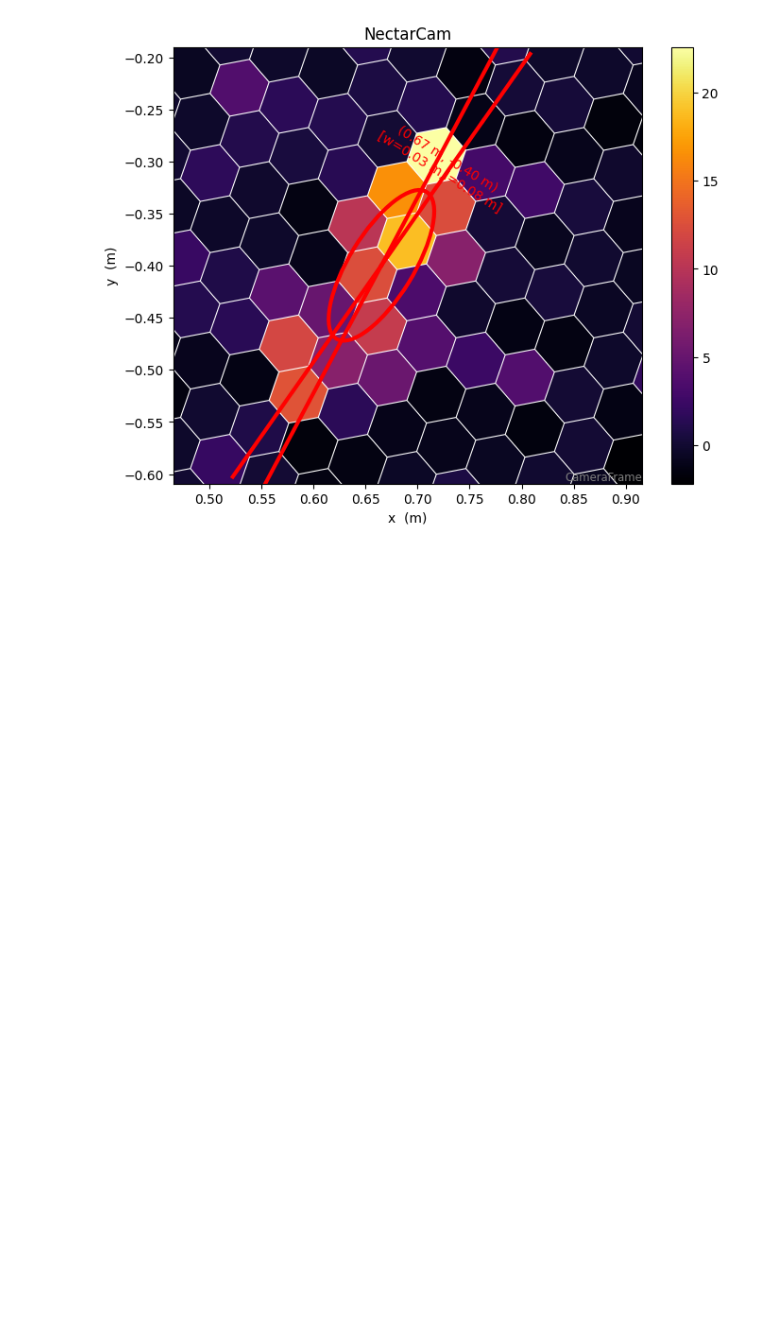
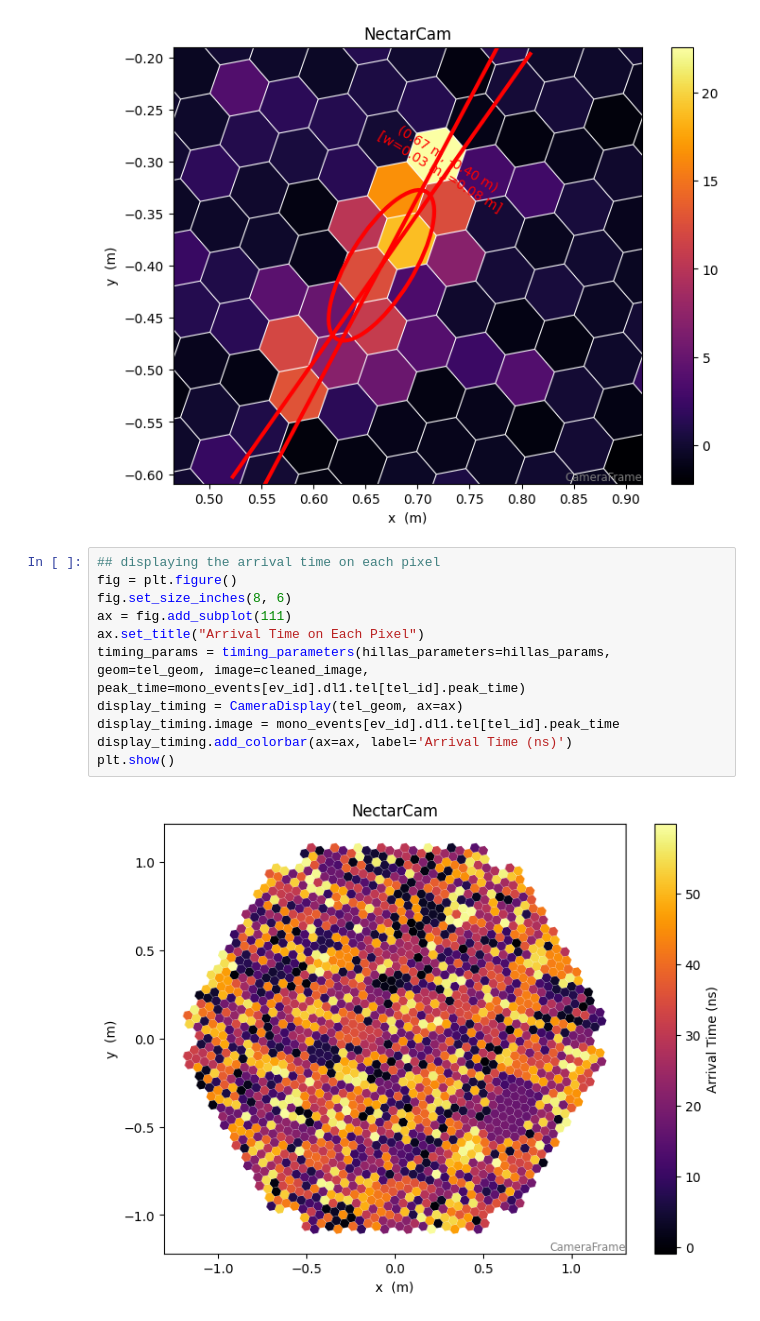
Before and after one commit to sarthak-tri/ACR_2026_TIFR_assignments, a Jupyter notebook: assignment-1/Mono_Reconstruction.ipynb, the cells around one changed output. Saved outputs shown, nothing was run; the diff lists cells and outputs as text; blank space fills up the shorter version.

Commit message:
Plotted arrival time on each pixel.

```diff
--- a/assignment-1/Mono_Reconstruction.ipynb
+++ b/assignment-1/Mono_Reconstruction.ipynb
@@ -189,3 +189,16 @@ plt.show()
 # %% [output]
 [figure]
 [figure]
+# %%
+## displaying the arrival time on each pixel
+fig = plt.figure()
+fig.set_size_inches(8, 6)
+ax = fig.add_subplot(111)
+ax.set_title("Arrival Time on Each Pixel")
+timing_params = timing_parameters(hillas_parameters=hillas_params, geom=tel_geom, image=cleaned_image, peak_time=mono_events[ev_id].dl1.tel[tel_id].peak_time)
+display_timing = CameraDisplay(tel_geom, ax=ax)
+display_timing.image = mono_events[ev_id].dl1.tel[tel_id].peak_time
+display_timing.add_colorbar(ax=ax, label='Arrival Time (ns)')
+plt.show()
+# %% [output]
+[figure, added]
```
